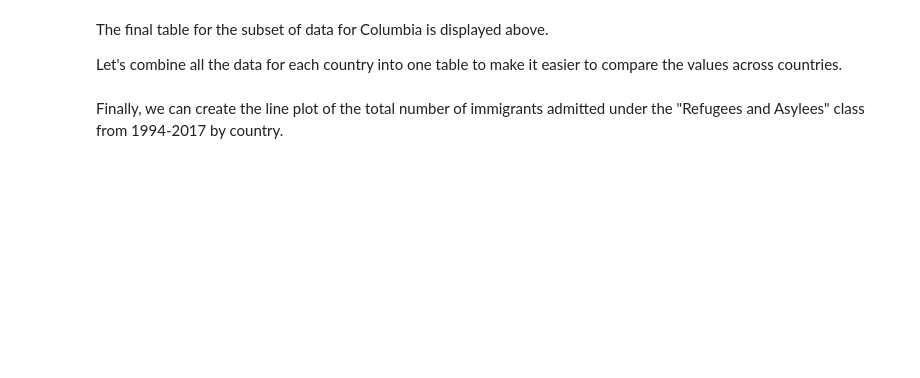
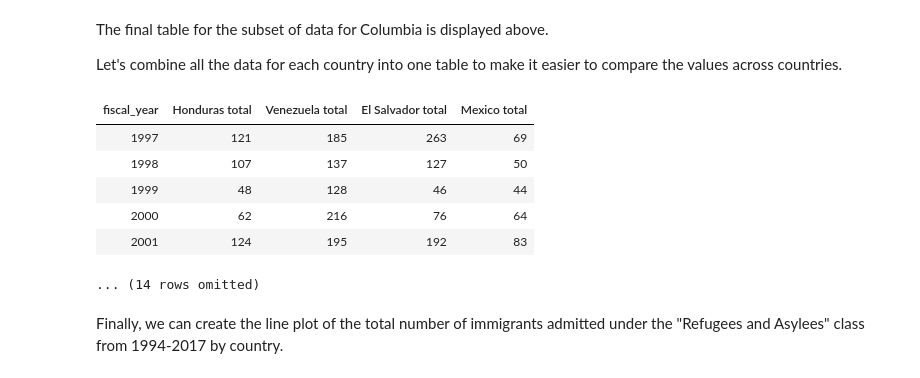
Before and after one commit to ds-modules/POLSCI-5, a Jupyter notebook: Immigration.ipynb, the cells around one changed output. Saved outputs shown, nothing was run; the diff lists cells and outputs as text; code cells hidden in the pictures; blank space fills up the shorter version.

```diff
--- a/Immigration.ipynb
+++ b/Immigration.ipynb
@@ -314,5 +259,5 @@ Finally we will look at the number of immigrants admitted under the "Refugees an
 mexico_refugee = class_admission.where('country', 'Mexico').where('type', 'Refugees and asylees').drop(0, 1).relabel('total', 'Mexico total')
 honduras_refugee = class_admission.where('country', 'Honduras').where('type', 'Refugees and asylees').drop(0, 1).relabel('total', 'Honduras total')
 venezuela_refugee = class_admission.where('country', 'Venezuela').where('type', 'Refugees and asylees').drop(0, 1).relabel('total', 'Venezuela total')
-colombia_refugee = class_admission.where('country', 'Colombia').where('type', 'Refugees and asylees').drop(0, 1).relabel('total', 'Colombia total')
-colombia_refugee.show(5)
+elsalvador_refugee = class_admission.where('country', 'El Salvador').where('type', 'Refugees and asylees').drop(0, 1).relabel('total', 'El Salvador total')
+elsalvador_refugee.show(5)
@@ -322,8 +275,16 @@ The final table for the subset of data for Columbia is displayed above.
 Let's combine all the data for each country into one table to make it easier to compare the values across countries.
 # %%
 latin_refugees = honduras_refugee.join('fiscal_year', venezuela_refugee).join(
-    'fiscal_year', colombia_refugee).join('fiscal_year', mexico_refugee)
+    'fiscal_year', elsalvador_refugee).join('fiscal_year', mexico_refugee)
 latin_refugees.show(5)
+# %% [output]
+| fiscal_year | Honduras total | Venezuela total | El Salvador total | Mexico total |
+| 1997 | 121 | 185 | 263 | 69 |
+| 1998 | 107 | 137 | 127 | 50 |
+| 1999 | 48 | 128 | 46 | 44 |
+| 2000 | 62 | 216 | 76 | 64 |
+| 2001 | 124 | 195 | 192 | 83 |
+... (14 rows omitted)
 # %% [markdown]
 Finally, we can create the line plot of the total number of immigrants admitted under the "Refugees and Asylees" class from 1994-2017 by country.
 # %%
```
Also changed, not shown: parts of 88 cells of this notebook.
